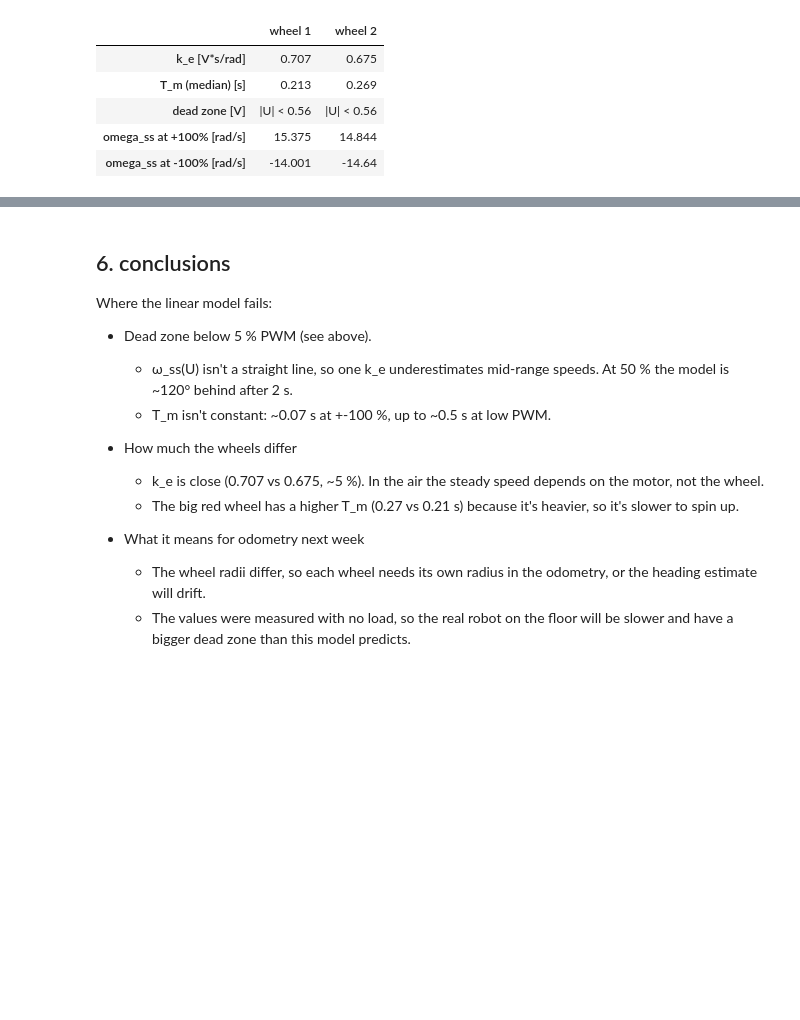
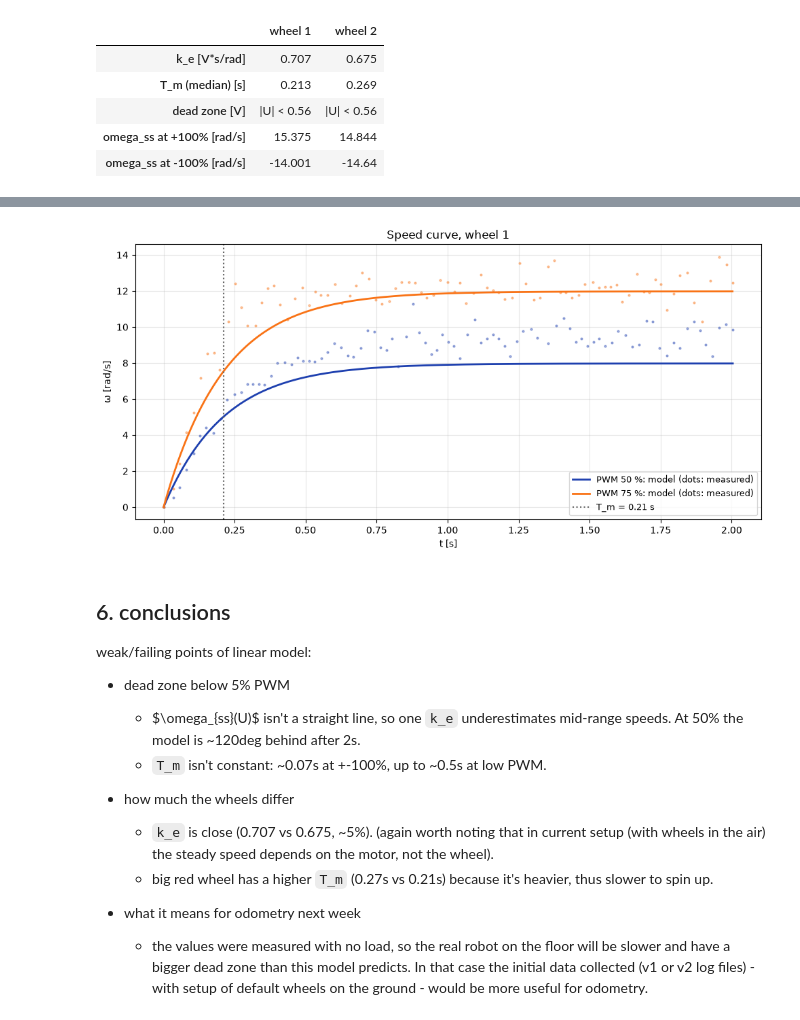
Before and after one commit to jafarbek-yusupov/CS413-Lab-5, a Jupyter notebook: report.ipynb, the cells around one changed output, grey strips where cells are left out. Saved outputs shown, nothing was run; the diff lists cells and outputs as text; code cells hidden in the pictures; blank space fills up the shorter version.

```diff
--- a/report.ipynb
+++ b/report.ipynb
@@ -369,15 +408,47 @@ identified model vs measurement after 2.0s: -123deg
+# %%
+pwm_colors = {50:colors[1], 75:colors[2]}
+fig, ax = plt.subplots(figsize=(10,5))
+for PWM in PWMS:
+    r = next(r for r in runs if r["wheel"] == WHEEL and r["pwm"] == PWM)
+    U = res[(res.wheel == WHEEL) & (res.pwm == PWM)].U_V.item()
+    t_sim = np.linspace(0, r["t"][-1], 500)
+    sim = odeint(motor, [0.0, 0.0], t_sim, args=(U, T_m[WHEEL], k_e[WHEEL]))
+    ax.plot(
+        r["t"],
+        np.gradient(r["theta"],r["t"]),
+        ".",
+        ms=4,
+        alpha=0.4,
+        color=pwm_colors[PWM]
+    )
+    ax.plot(
+        t_sim,
+        sim[:,0],
+        "-",
+        lw=2,
+        color=pwm_colors[PWM],
+        label=f"PWM {PWM} %: model (dots: measured)"
+    )
+ax.axvline(T_m[WHEEL], ls=":", color="0.4", label=f"T_m = {T_m[WHEEL]:.2f} s")
+ax.set_xlabel("t [s]"); ax.set_ylabel("ω [rad/s]")
+ax.set_title(f"Speed curve, wheel {WHEEL}")
+ax.grid(alpha=0.3); ax.legend(fontsize=9)
+fig.tight_layout(); fig.savefig(f"{FIG_DIR}/speed_curve_w{WHEEL}.png", dpi=150)
+plt.show()
+# %% [output]
+[figure, added]
 # %% [markdown]
 ## 6. conclusions
 
-Where the linear model fails:
-- Dead zone below 5 % PWM (see above).
-    - ω_ss(U) isn't a straight line, so one k_e underestimates mid-range speeds. At 50 % the model is ~120° behind after 2 s.
-    - T_m isn't constant: ~0.07 s at +-100 %, up to ~0.5 s at low PWM.
+weak/failing points of linear model:
+- dead zone below 5% PWM
+    - $\omega_{ss}(U)\$ isn't a straight line, so one `k_e` underestimates mid-range speeds. At 50% the model is ~120deg behind after 2s.
+    - `T_m` isn't constant: ~0.07s at +-100%, up to ~0.5s at low PWM.
 
-- How much the wheels differ
-    - k_e is close (0.707 vs 0.675, ~5 %). In the air the steady speed depends on the motor, not the wheel.
-    - The big red wheel has a higher T_m (0.27 vs 0.21 s) because it's heavier, so it's slower to spin up.
+- how much the wheels differ
+    - `k_e` is close (0.707 vs 0.675, ~5%). (again worth noting that in current setup (with wheels in the air) the steady speed depends on the motor, not the wheel).
+    - big red wheel has a higher `T_m` (0.27s vs 0.21s) because it's heavier, thus slower to spin up.
 
-- What it means for odometry next week
-    - The wheel radii differ, so each wheel needs its own radius in the odometry, or the heading estimate will drift.
-    - The values were measured with no load, so the real robot on the floor will be slower and have a bigger dead zone than this model predicts.
+- what it means for odometry next week
+    <!-- - the wheel radii differ, so each wheel needs its own radius in the odometry, or the heading estimate will drift. -->
+    - the values were measured with no load, so the real robot on the floor will be slower and have a bigger dead zone than this model predicts. In that case the initial data collected (v1 or v2 log files) - with setup of default wheels on the ground - would be more useful for odometry.
```
Also changed, not shown: parts of 8 cells of this notebook, 2 other files.
